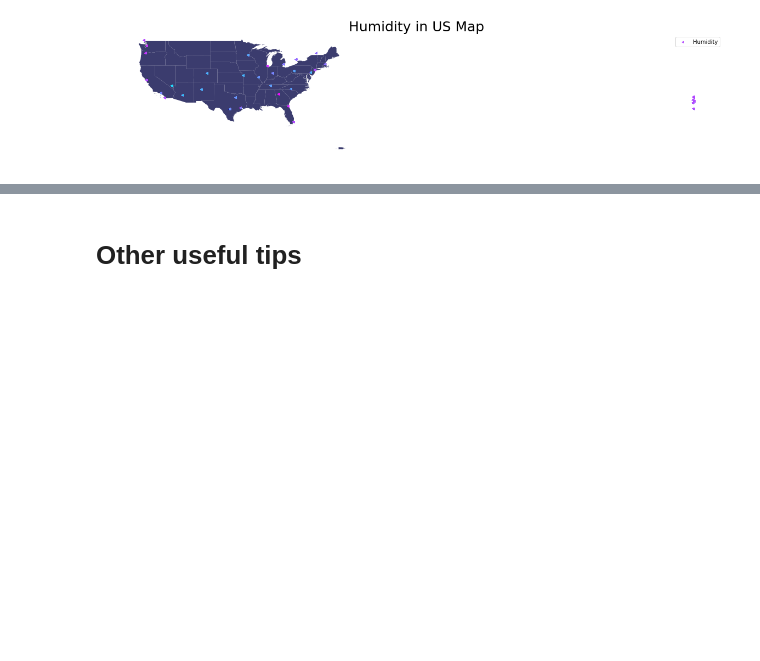
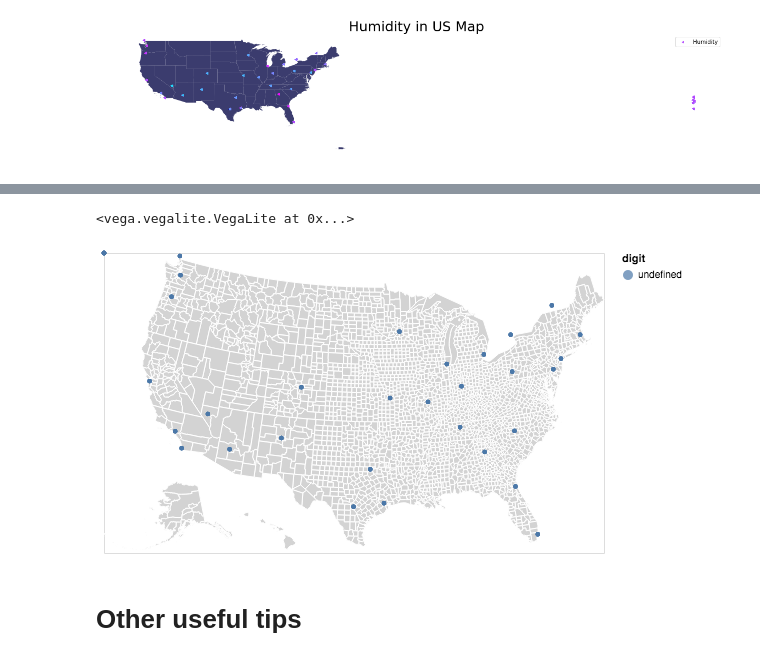
Before and after one commit to chengyin38/datafest19_tutorial, a Jupyter notebook: Tutorial_Data_Exploration.ipynb, the cells around one changed output, grey strips where cells are left out. Saved outputs shown, nothing was run; the diff lists cells and outputs as text; code cells hidden in the pictures; blank space fills up the shorter version.

```diff
--- a/Tutorial_Data_Exploration.ipynb
+++ b/Tutorial_Data_Exploration.ipynb
@@ -698,0 +697,7 @@ Text(0.5,1,'Humidity in US Map')
+# %%
+df_temp = (df_merged_imputed
+ .groupby(['City','Latitude','Longitude','Year'])[['temperature', 'humidity',
+                                                   'pressure', 'wind_speed','wind_direction',
+                                                   'weather_descriptions']]
+ .median()
+ .reset_index())
@@ -699,3 +713,29 @@ Text(0.5,1,'Humidity in US Map')
+# %%
+counties = alt.topo_feature(data.us_10m.url, 'counties')
+source = df_temp
+
+background = alt.Chart(counties).mark_geoshape(
+    fill='lightgray',
+    stroke='white'
+).project('albersUsa').properties(
+    width=500,
+    height=300
+)
+
+points = alt.Chart(source).mark_circle(size=3).encode(
+    longitude='Longitude:Q',
+    latitude='Latitude:Q',
+    color='digit:N',
+    size=alt.value(20),
+    tooltip=['City:N','humidity:N','pressure:Q','temperature:Q', 'wind_speed:Q', 'wind_dir:Q']
+)
+
+chart = background + points
+chart.save('map.html')
+chart
+# %% [output]
+<vega.vegalite.VegaLite at 0x...>
+[figure, added]
 # %% [markdown]
 # Other useful tips
 # %% [markdown]
```
Also changed, not shown: parts of 8 cells of this notebook.
